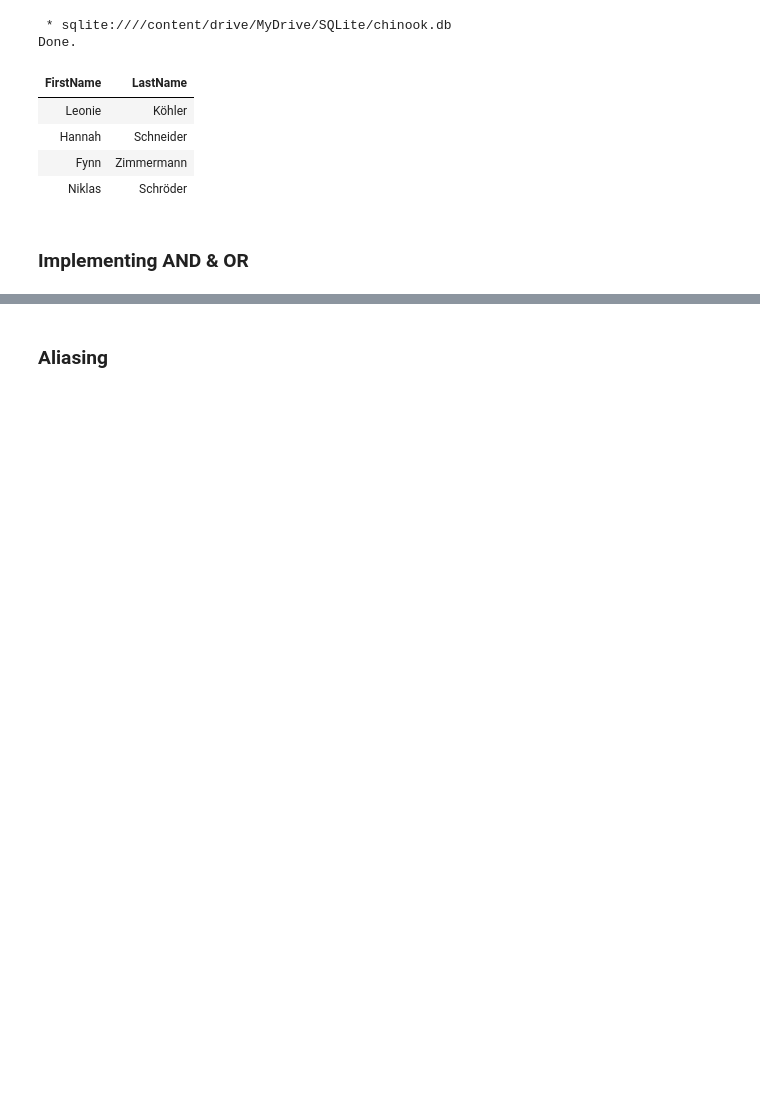
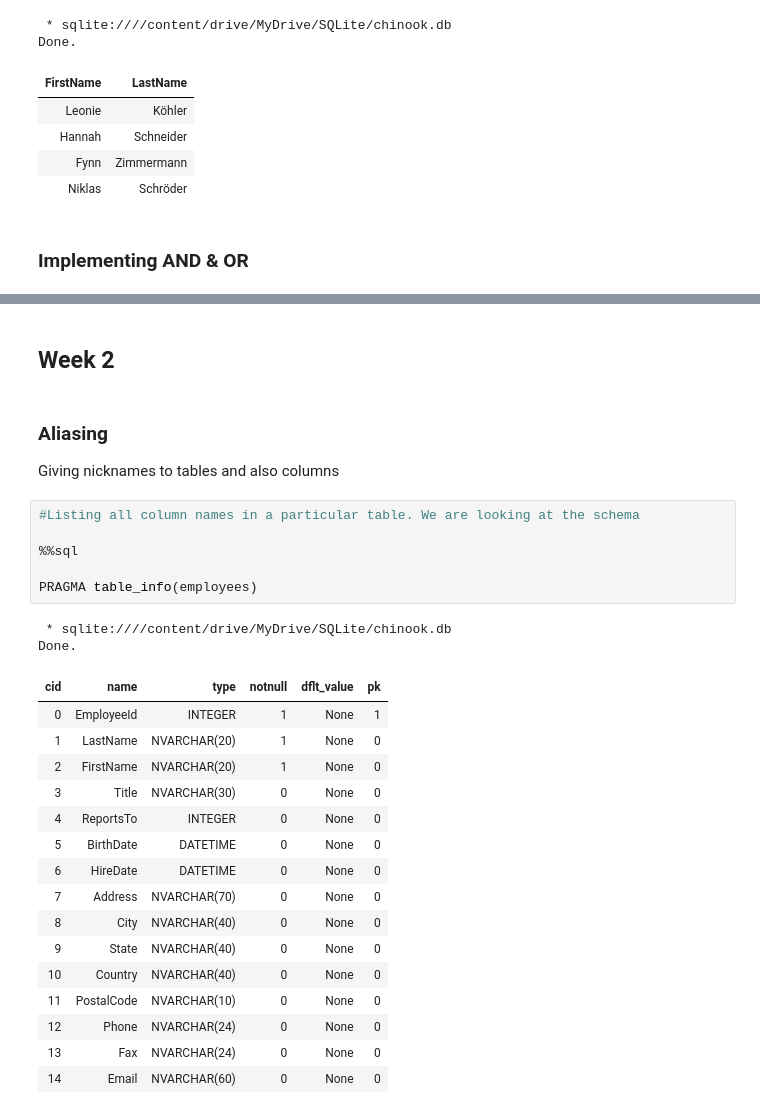
Before and after one commit to mandem296/SQLite-Chinook, a Jupyter notebook: SQLite_PowerBi_Challenge.ipynb, the cells around one changed output, grey strips where cells are left out. Cells and saved outputs as stored; diff of their text form; blank space fills up the shorter version.

Commit message:
Aliasing

```diff
--- a/SQLite_PowerBi_Challenge.ipynb
+++ b/SQLite_PowerBi_Challenge.ipynb
@@ -325,5 +325,34 @@ Done.
 | 320 | 22 | 2012-11-06 00:00:00 | 120 S Orange Ave | Orlando | FL | USA | ... |
 | 341 | 18 | 2013-02-07 00:00:00 | 627 Broadway | New York | NY | USA | ... |
 | 397 | 27 | 2013-10-13 00:00:00 | 1033 N Park Ave | Tucson | AZ | USA | ... |
-# %% [markdown]
-### Aliasing
+# %% [markdown]
+## Week 2
+# %% [markdown]
+### Aliasing
+
+Giving nicknames to tables and also columns
+# %%
+#Listing all column names in a particular table. We are looking at the schema
+
+%%sql
+
+PRAGMA table_info(employees)
+# %% [output]
+ * sqlite:////content/drive/MyDrive/SQLite/chinook.db
+Done.
+| cid | name | type | notnull | dflt_value | pk |
+| 0 | EmployeeId | INTEGER | 1 | None | 1 |
+| 1 | LastName | NVARCHAR(20) | 1 | None | 0 |
+| 2 | FirstName | NVARCHAR(20) | 1 | None | 0 |
+| 3 | Title | NVARCHAR(30) | 0 | None | 0 |
+| 4 | ReportsTo | INTEGER | 0 | None | 0 |
+| 5 | BirthDate | DATETIME | 0 | None | 0 |
+| 6 | HireDate | DATETIME | 0 | None | 0 |
+| 7 | Address | NVARCHAR(70) | 0 | None | 0 |
+| 8 | City | NVARCHAR(40) | 0 | None | 0 |
+| 9 | State | NVARCHAR(40) | 0 | None | 0 |
+| 10 | Country | NVARCHAR(40) | 0 | None | 0 |
+| 11 | PostalCode | NVARCHAR(10) | 0 | None | 0 |
+| 12 | Phone | NVARCHAR(24) | 0 | None | 0 |
+| 13 | Fax | NVARCHAR(24) | 0 | None | 0 |
+| 14 | Email | NVARCHAR(60) | 0 | None | 0 |
```
Also changed, not shown: parts of 4 cells of this notebook.
